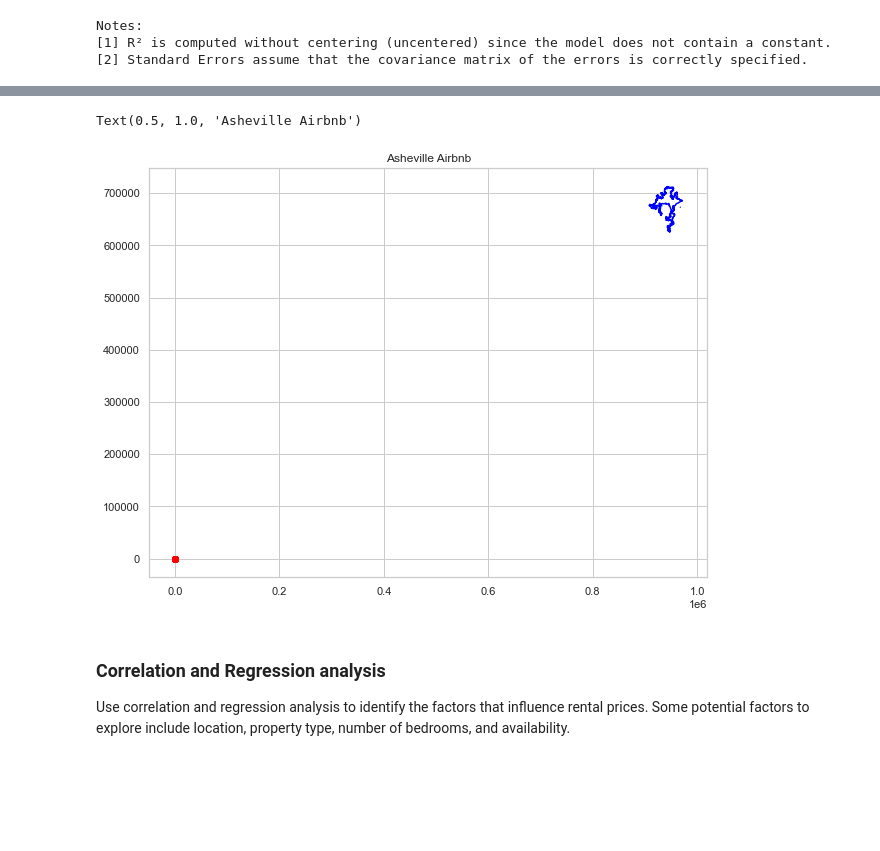
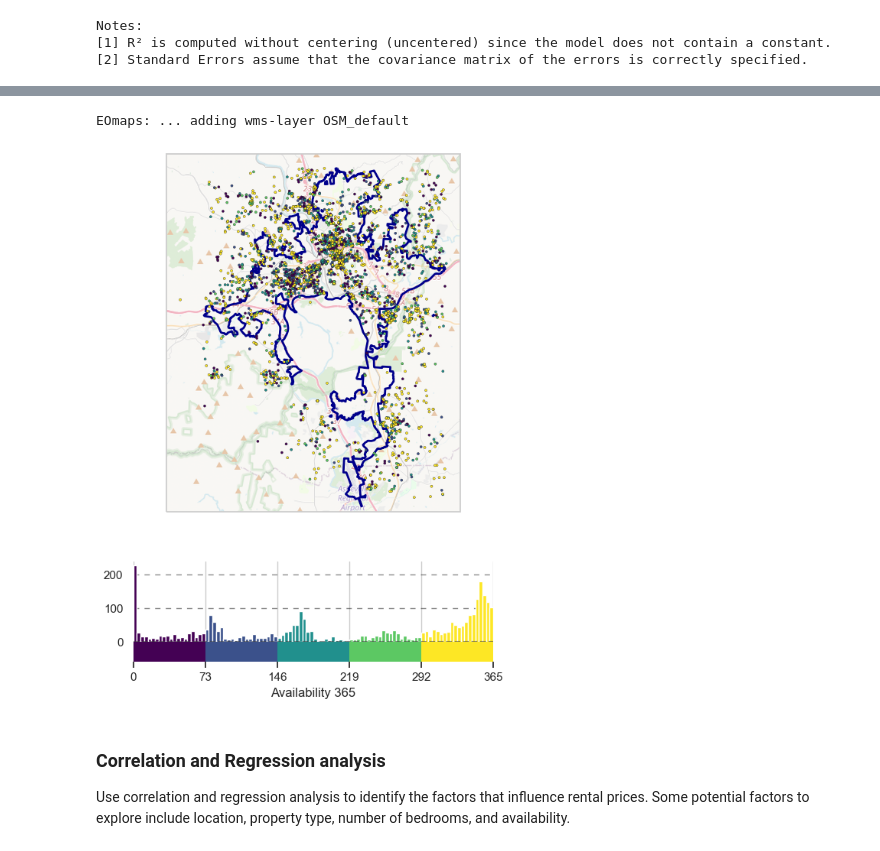
Before and after one commit to sepideh68/Airbnb, a Jupyter notebook: Airbnb-Asheville.ipynb, the cells around one changed output, grey strips where cells are left out. Drawn from its saved outputs; the diff is of its cells as text; code cells hidden in the pictures; blank space fills up the shorter version.

```diff
--- a/Airbnb-Asheville.ipynb
+++ b/Airbnb-Asheville.ipynb
@@ -330,34 +331,28 @@ gdf.tail()
 # %%
-# this part needs more time and knowledge to debug
+from eomaps import Maps
+import geopandas as gpd
 import pandas as pd
-from shapely.geometry import Point
-from geopandas import gpd
 
-shp_path = '../Airbnb_Asheville/Asheville_City_Limits/Asheville_City_Limits.shp'
-gdf = gpd.read_file(shp_path)
+# read the data (no need to manually specify crs if .prj and .shx files are available!)
+gdf = gpd.read_file(r"../Airbnb_Asheville/Asheville_City_Limits/Asheville_City_Limits.shp")
+data = pd.read_csv(r"../Airbnb_Asheville/Asheville_listings.csv")
 
+m = Maps(crs=Maps.CRS.GOOGLE_MERCATOR, figsize=(6, 8))
+m.add_gdf(gdf, fc="none", ec="darkblue", lw=2)
 
-geom2 = ashvile_list[['longitude','latitude']]
-#geom2 = geom2.rename(columns={'neighbourhood_cleansed': 'neighbourhood'})
-geo_df = gpd.GeoDataFrame(
-        geom2,
-        geometry = gpd.points_from_xy(
-              geom2.longitude,
-              geom2.latitude),
-              crs = "EPSG:4326"
-              )
+# plot the data
+m.set_data(data, "longitude", "latitude", crs=4326, parameter="availability_365")
+m.set_shape.scatter_points(size=5)
+m.set_classify.EqualInterval(k=5)
+m.plot_map(ec="k", lw=0.25)
+m.add_colorbar(hist_bins=100, label="Availability 365")
 
-# geo_df.set_crs(epsg=4326, inplace=True)
-gdf.to_crs(epsg=4326)
-fig, gax = plt.subplots(figsize=(10,10))
-geo_df.plot(ax=gax, color='red', alpha = 0.5)
-gdf.boundary.plot(ax=gax,edgecolor="blue")
-# gax.spines['top'].set_visible(False)
-# gax.spines['right'].set_visible(False)
-gax.set_title('Asheville Airbnb')
+# add a background map
+m.add_wms.OpenStreetMap.add_layer.default(alpha=0.5)
+m.show()
 # %% [output]
-Text(0.5, 1.0, 'Asheville Airbnb')
+EOmaps: ... adding wms-layer OSM_default
-[figure, old version]
+[figure, new version]
 # %% [markdown]
 ### Correlation and Regression analysis
 Use correlation and regression analysis to identify the factors that influence rental prices. Some potential factors to explore include location, property type, number of bedrooms, and availability.
```
Also changed, not shown: parts of 35 cells of this notebook.
